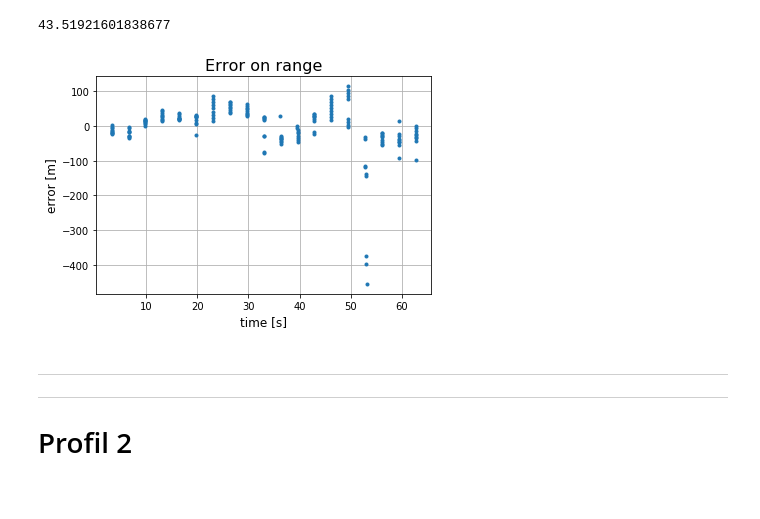
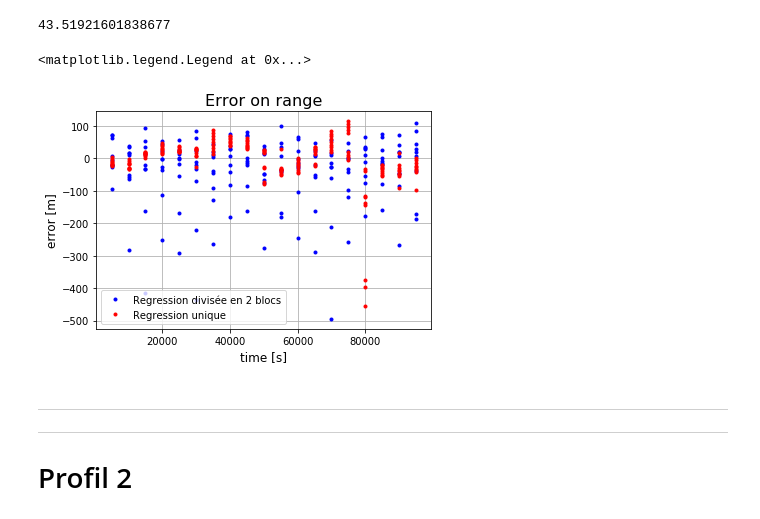
Before and after one commit to ponchama/Cognac_Acoustique, a Jupyter notebook: Bellhop/Partie5_methode_detection/Untitled.ipynb, the cells around one changed output. Drawn from its saved outputs; the diff is of its cells as text; code cells hidden in the pictures.

```diff
--- a/Bellhop/Partie5_methode_detection/Untitled.ipynb
+++ b/Bellhop/Partie5_methode_detection/Untitled.ipynb
@@ -560,13 +569,16 @@ e_t
 # %%
 ### error on range : real range - range from linear regression
 plt.figure()
-plt.plot(Time, Diff_tot1, '.')
+plt.plot(REAL_RANGE, Diff_tot, 'b.', label = 'Regression divisée en 2 blocs')
+plt.plot(REAL_RANGE, Diff_tot1, 'r.', label = 'Regression unique')
 plt.title('Error on range',fontsize=16)
 plt.xlabel('time [s]',fontsize=12)
 plt.ylabel('error [m]',fontsize=12)
 plt.grid()
+plt.legend()
 # %% [output]
+<matplotlib.legend.Legend at 0x...>
-[figure, old version]
+[figure, new version]
 # %% [markdown]
 ---
 ---
```
Also changed, not shown: parts of 65 cells of this notebook, 1 other file.
